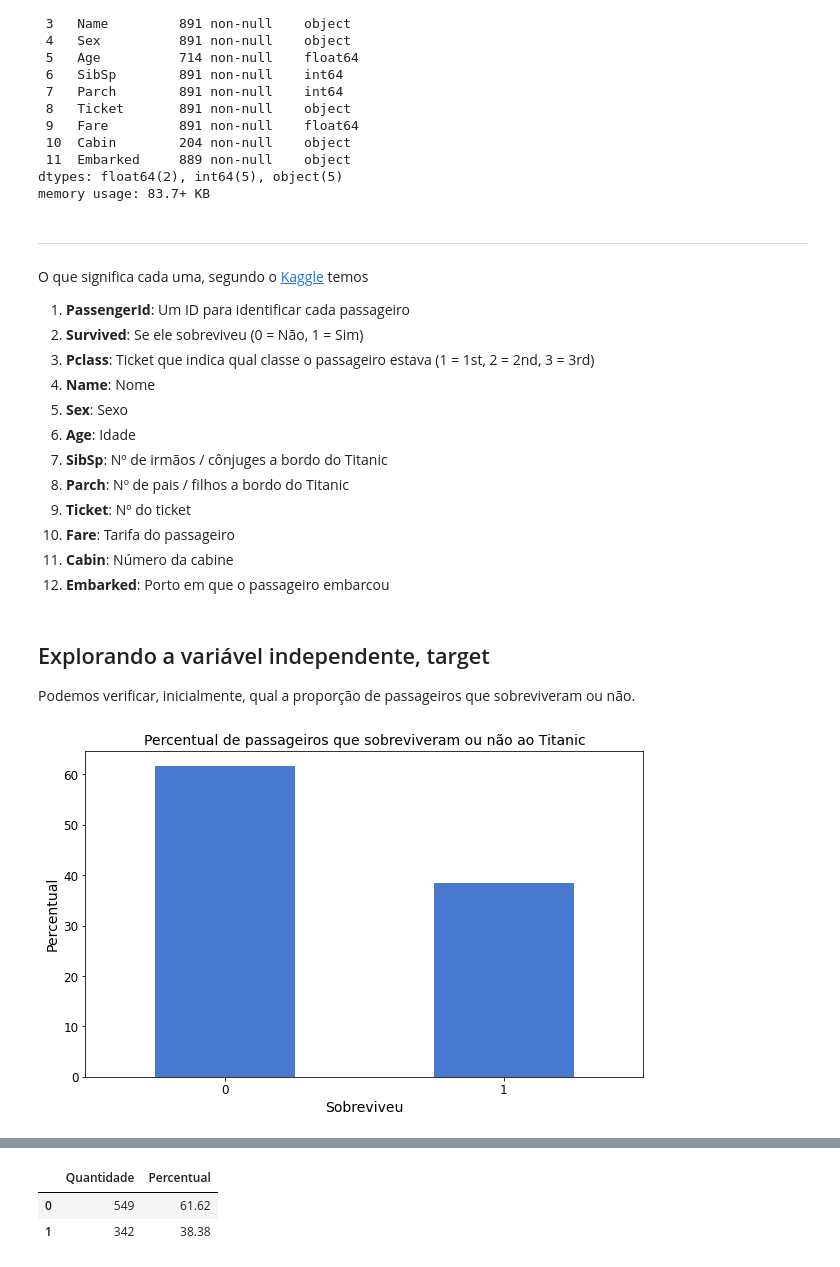
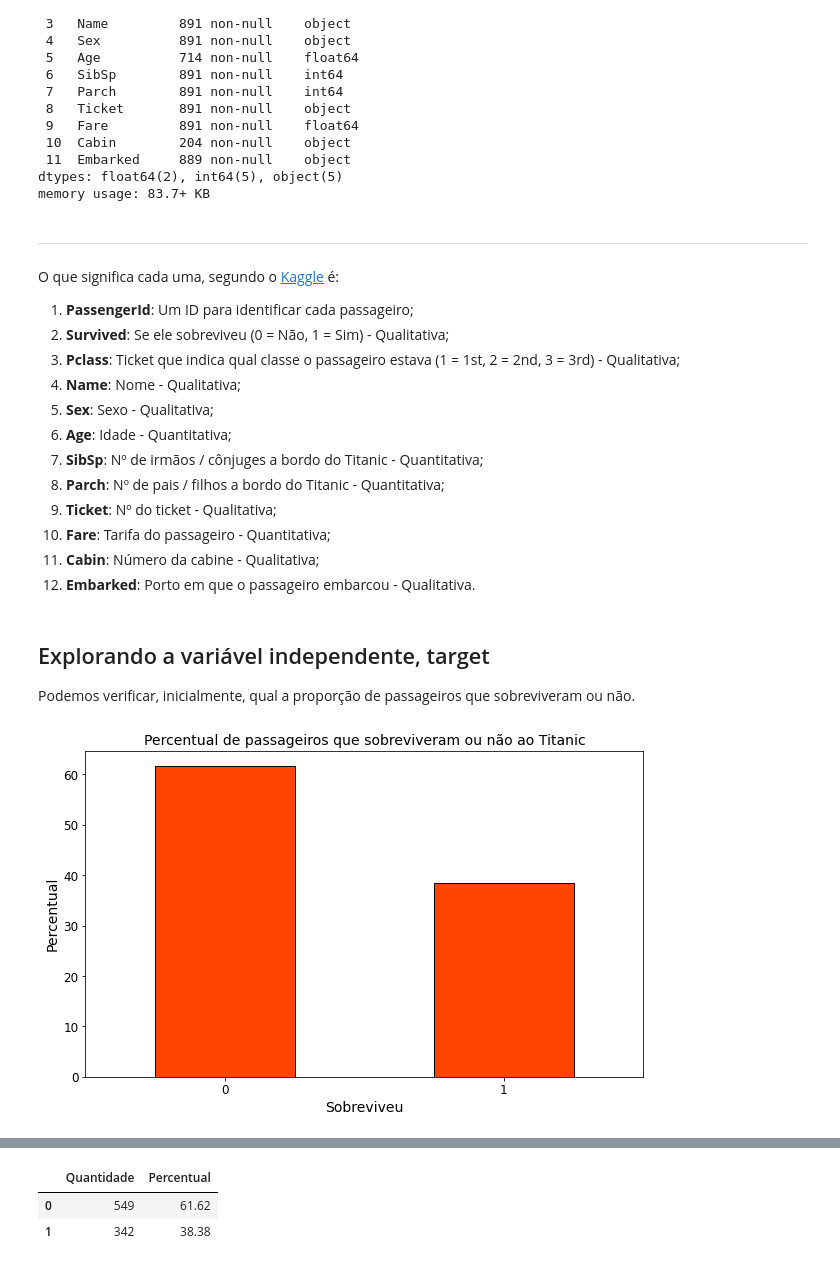
Before and after one commit to barbosarafael/Projetos, a Jupyter notebook: Titanic - Kaggle/notebook_titanic_kaggle.ipynb, the cells around one changed output, grey strips where cells are left out. Cells and saved outputs as stored; diff of their text form; code cells hidden in the pictures.

```diff
--- a/Titanic - Kaggle/notebook_titanic_kaggle.ipynb
+++ b/Titanic - Kaggle/notebook_titanic_kaggle.ipynb
@@ -98,20 +98,20 @@ memory usage: 83.7+ KB
 # %% [markdown]
 ---
 
-O que significa cada uma, segundo o [Kaggle](https://www.kaggle.com/c/titanic/data) temos
+O que significa cada uma, segundo o [Kaggle](https://www.kaggle.com/c/titanic/data) é:
 
-1. **PassengerId**: Um ID para identificar cada passageiro
-2. **Survived**: Se ele sobreviveu (0 = Não, 1 = Sim)
-3. **Pclass**: Ticket que indica qual classe o passageiro estava (1 = 1st, 2 = 2nd, 3 = 3rd)
-4. **Name**: Nome
-5. **Sex**: Sexo
-6. **Age**: Idade
-7. **SibSp**: Nº de irmãos / cônjuges a bordo do Titanic
-8. **Parch**: Nº de pais / filhos a bordo do Titanic
-9. **Ticket**: Nº do ticket
-10. **Fare**: Tarifa do passageiro
-11. **Cabin**: Número da cabine
-12. **Embarked**: Porto em que o passageiro embarcou
+1. **PassengerId**: Um ID para identificar cada passageiro;
+2. **Survived**: Se ele sobreviveu (0 = Não, 1 = Sim) - Qualitativa;
+3. **Pclass**: Ticket que indica qual classe o passageiro estava (1 = 1st, 2 = 2nd, 3 = 3rd) - Qualitativa;
+4. **Name**: Nome - Qualitativa;
+5. **Sex**: Sexo - Qualitativa;
+6. **Age**: Idade - Quantitativa;
+7. **SibSp**: Nº de irmãos / cônjuges a bordo do Titanic - Quantitativa;
+8. **Parch**: Nº de pais / filhos a bordo do Titanic - Quantitativa;
+9. **Ticket**: Nº do ticket - Qualitativa;
+10. **Fare**: Tarifa do passageiro - Quantitativa;
+11. **Cabin**: Número da cabine - Qualitativa;
+12. **Embarked**: Porto em que o passageiro embarcou - Qualitativa.
 # %% [markdown]
 ## Explorando a variável independente, target
 
@@ -119,14 +119,14 @@ Podemos verificar, inicialmente, qual a proporção de passageiros que sobrevive
 # %%
 plt.figure(figsize = [10, 6])
 
-treino["Survived"].value_counts(normalize = True).mul(100).plot(kind = "bar")
+treino["Survived"].value_counts(normalize = True).mul(100).plot(kind = "bar", color = "orangered", edgecolor = "black")
 plt.title("Percentual de passageiros que sobreviveram ou não ao Titanic", fontsize = 14, color = "black")
 plt.xlabel("Sobreviveu", fontsize = 14, color = "black")
 plt.ylabel("Percentual", fontsize = 14, color = "black")
 plt.tick_params(axis = "x", labelsize = 12, labelcolor = "black")
 plt.tick_params(axis = "y", labelsize = 12, labelcolor = "black")
 plt.xticks(rotation = 0)
 plt.show()
 # %% [output]
-[figure, old version]
+[figure, new version]
 # %% [markdown]
```
Also changed, not shown: parts of 21 cells of this notebook.
